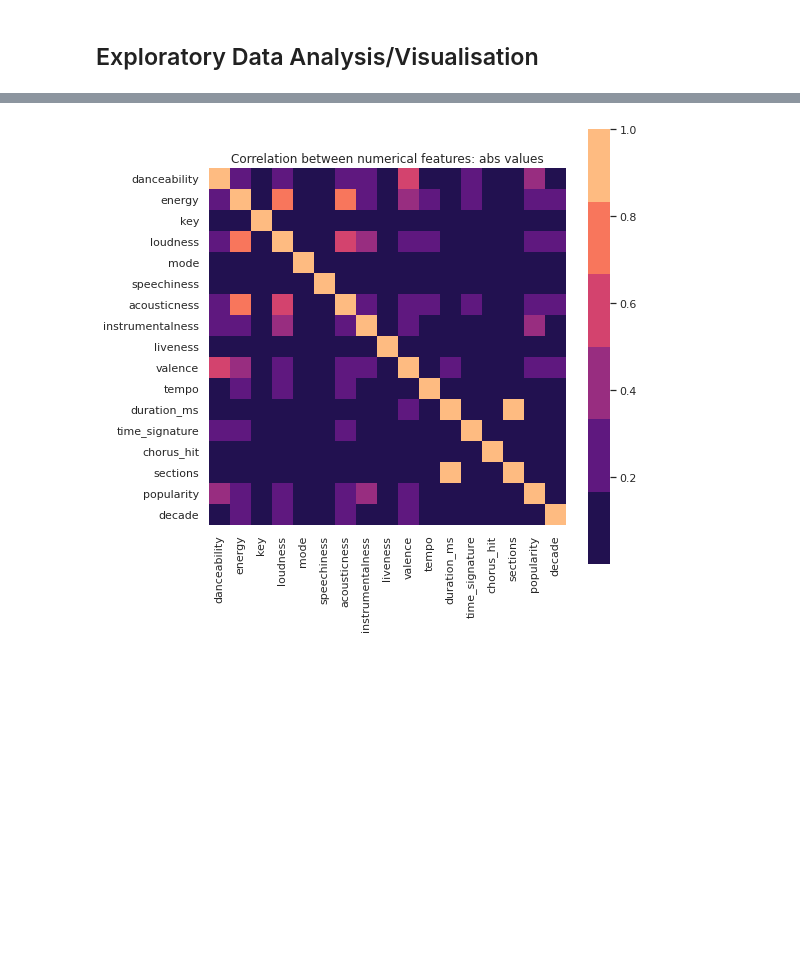
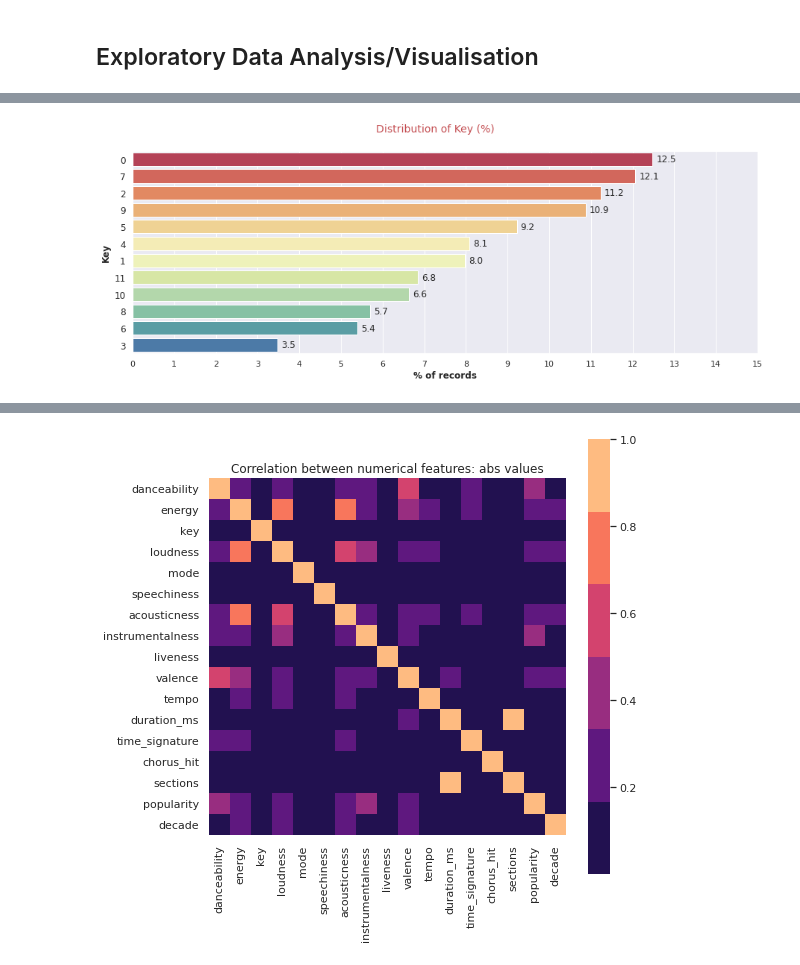
Before and after one commit to agentzhao/spotify-prediction, a Jupyter notebook: spotifypred.ipynb, the cells around one changed output, grey strips where cells are left out. Cells and saved outputs as stored; diff of their text form; code cells hidden in the pictures; blank space fills up the shorter version.

```diff
--- a/spotifypred.ipynb
+++ b/spotifypred.ipynb
@@ -41,0 +51,41 @@ allsongs.describe()
+# %%
+# Distribution of key
+fig, ax = plt.subplots(figsize = (15, 5))
+key_data = allsongs['key'].value_counts(normalize=True, sort=True, ascending=True)*100
+y_ticks = allsongs['key'].value_counts().index
+ax = sb.barplot(x = key_data.values, y= y_ticks, data = key_data, orient='h', palette='Spectral')
+ax.set_xlabel('% of records', fontsize=12, weight='bold')
+ax.set_ylabel('Key', fontsize=12, weight='bold')
+ax.set_xlim(0.0,15.0, 0)
+ax.set_xticks(ticks=range(0,16,1))
+ax.set_yticklabels(labels=y_ticks, fontsize=12) #
+
+rects = ax.patches
+
+# For each bar: Place a label
+for rect in rects:
+    # Get X and Y placement of label from rect.
+    x_value = rect.get_width() #f'{rect.get_width():.2f}'
+    y_value = rect.get_y() + rect.get_height() / 2
+    # Number of points between bar and label. Change to your liking.
+    space = 5
+    # Vertical alignment for positive values
+    ha = 'left'
+
+    # Use X value as label and format number with one decimal place
+    label = f'{x_value:.1f}'
+
+    # Create annotation
+    plt.annotate(
+        label,                      # Use `label` as label
+        (x_value, y_value),         # Place label at end of the bar
+        xytext=(space, 0),          # Horizontally shift label by `space`
+        textcoords="offset points", # Interpret `xytext` as offset in points
+        va='center',                # Vertically center label
+        ha=ha)                      # Horizontally align label differently for
+                                    # positive and negative values.
+
+plt.suptitle('Distribution of Key (%)', fontsize=14, c='r')
+plt.show()
+# %% [output]
+[figure, added]
```
Also changed, not shown: parts of 26 cells of this notebook.
